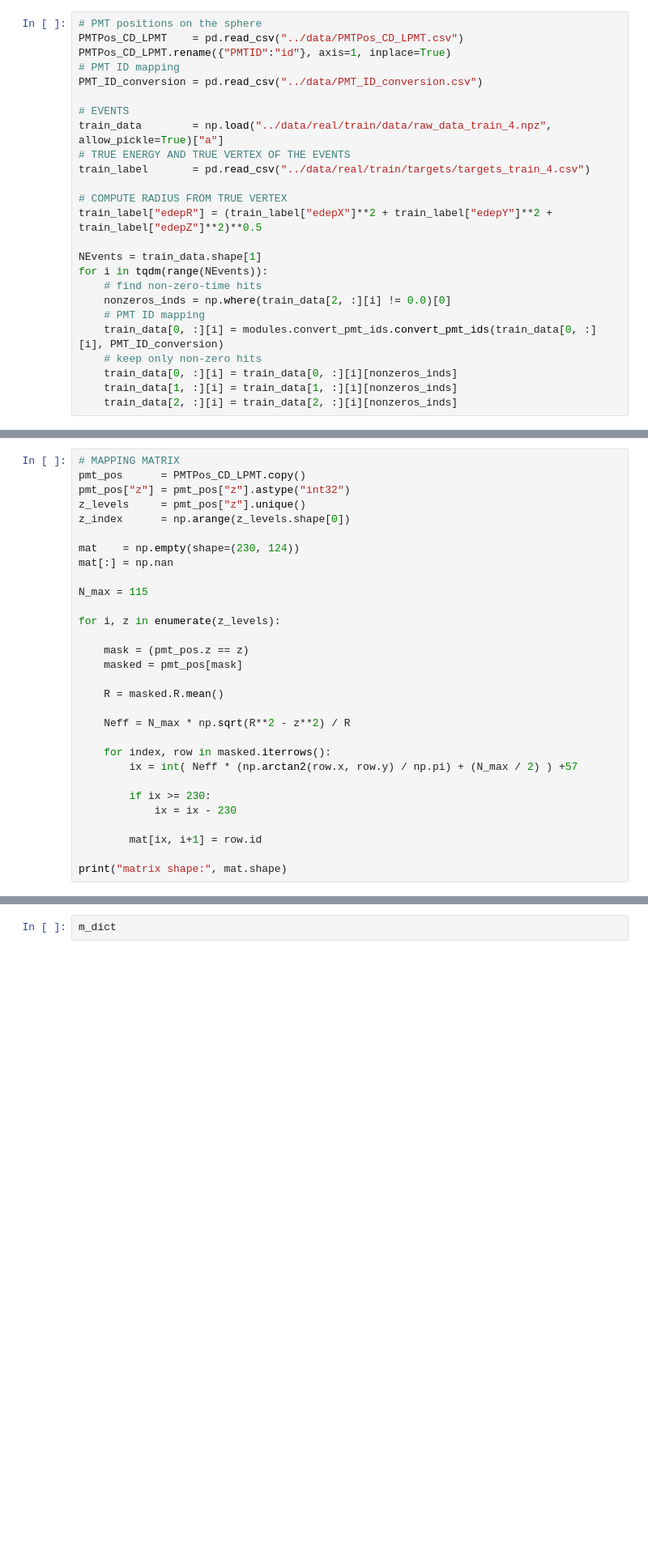
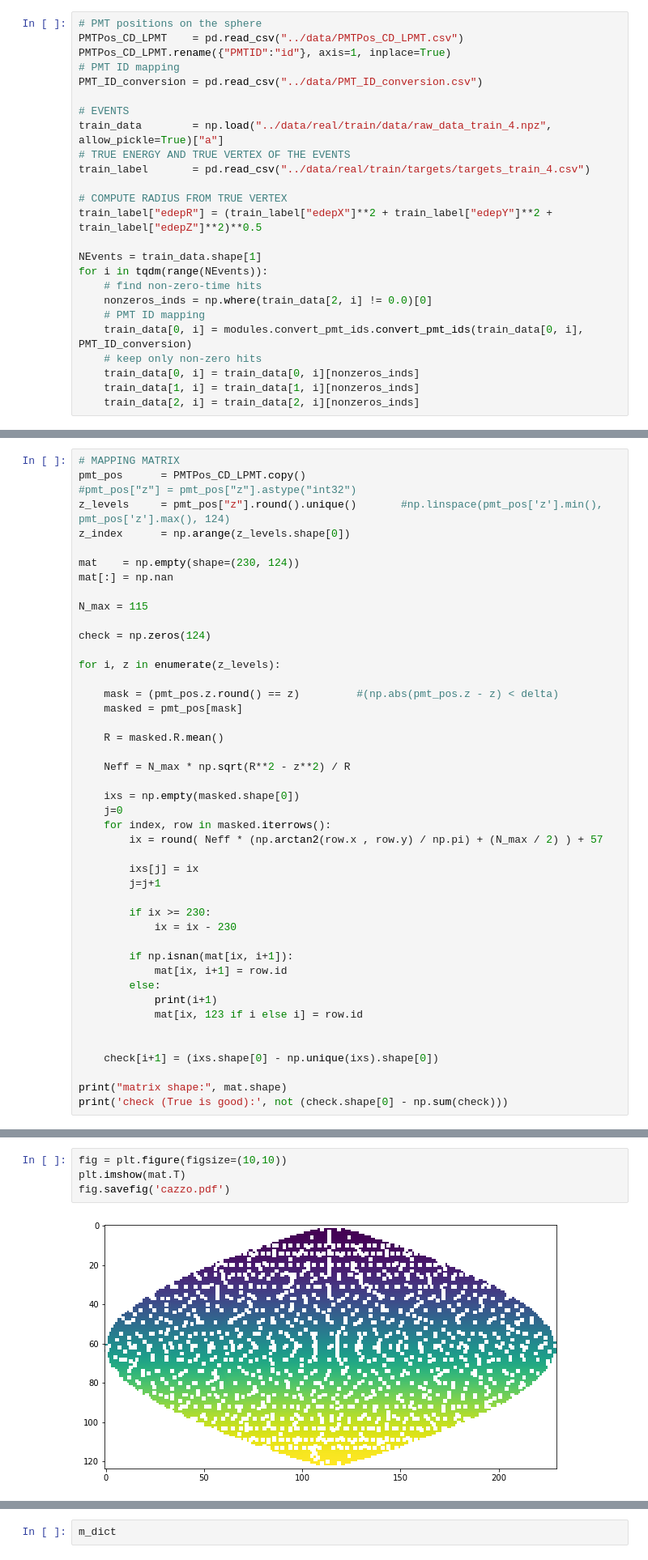
Before and after one commit to niklai99/qcnn4juno, a Jupyter notebook: eda/lai_fixing_shapes.ipynb, the cells around one changed output, grey strips where cells are left out. Shown at 81% size. Drawn from its saved outputs; the diff is of its cells as text; blank space fills up the shorter version.

Commit message:
fixed fixing_shapes

```diff
--- a/eda/lai_fixing_shapes.ipynb
+++ b/eda/lai_fixing_shapes.ipynb
@@ -38,10 +38,10 @@ train_label["edepR"] = (train_label["edepX"]**2 + train_label["edepY"]**2 + trai
 NEvents = train_data.shape[1]
 for i in tqdm(range(NEvents)):
     # find non-zero-time hits
-    nonzeros_inds = np.where(train_data[2, :][i] != 0.0)[0]
+    nonzeros_inds = np.where(train_data[2, i] != 0.0)[0]
     # PMT ID mapping
-    train_data[0, :][i] = modules.convert_pmt_ids.convert_pmt_ids(train_data[0, :][i], PMT_ID_conversion)
+    train_data[0, i] = modules.convert_pmt_ids.convert_pmt_ids(train_data[0, i], PMT_ID_conversion)
     # keep only non-zero hits
-    train_data[0, :][i] = train_data[0, :][i][nonzeros_inds]
-    train_data[1, :][i] = train_data[1, :][i][nonzeros_inds]
-    train_data[2, :][i] = train_data[2, :][i][nonzeros_inds]
+    train_data[0, i] = train_data[0, i][nonzeros_inds]
+    train_data[1, i] = train_data[1, i][nonzeros_inds]
+    train_data[2, i] = train_data[2, i][nonzeros_inds]
@@ -48,8 +52,8 @@ for i in tqdm(range(NEvents)):
 # %%
 # MAPPING MATRIX
 pmt_pos      = PMTPos_CD_LPMT.copy()
-pmt_pos["z"] = pmt_pos["z"].astype("int32")
-z_levels     = pmt_pos["z"].unique()
+#pmt_pos["z"] = pmt_pos["z"].astype("int32")
+z_levels     = pmt_pos["z"].round().unique()       #np.linspace(pmt_pos['z'].min(), pmt_pos['z'].max(), 124)
 z_index      = np.arange(z_levels.shape[0])
 
 mat    = np.empty(shape=(230, 124))
@@ -57,22 +61,37 @@ mat[:] = np.nan
 
 N_max = 115
 
+check = np.zeros(124)
+
 for i, z in enumerate(z_levels):
 
-    mask = (pmt_pos.z == z)
+    mask = (pmt_pos.z.round() == z)         #(np.abs(pmt_pos.z - z) < delta)
     masked = pmt_pos[mask]
 
     R = masked.R.mean()
 
     Neff = N_max * np.sqrt(R**2 - z**2) / R
 
+    ixs = np.empty(masked.shape[0])
+    j=0
     for index, row in masked.iterrows():
-        ix = int( Neff * (np.arctan2(row.x, row.y) / np.pi) + (N_max / 2) ) +57
+        ix = round( Neff * (np.arctan2(row.x , row.y) / np.pi) + (N_max / 2) ) + 57
+
+        ixs[j] = ix
+        j=j+1
 
         if ix >= 230:
             ix = ix - 230
 
-        mat[ix, i+1] = row.id
+        if np.isnan(mat[ix, i+1]):
+            mat[ix, i+1] = row.id
+        else:
+            print(i+1)
+            mat[ix, 123 if i else i] = row.id
+
+
+    check[i+1] = (ixs.shape[0] - np.unique(ixs).shape[0])
 
 print("matrix shape:", mat.shape)
+print('check (True is good):', not (check.shape[0] - np.sum(check)))
 # %% [output]
@@ -80,3 +117,9 @@ matrix shape: (230, 124)
+# %%
+fig = plt.figure(figsize=(10,10))
+plt.imshow(mat.T)
+fig.savefig('cazzo.pdf')
+# %% [output]
+[figure, added]
 # %%
 fig = plt.figure(figsize=(14,14))
 ax = modules.plot_utils.plot_2d_image(
```
Also changed, not shown: parts of 6 cells of this notebook, 1 other file.
